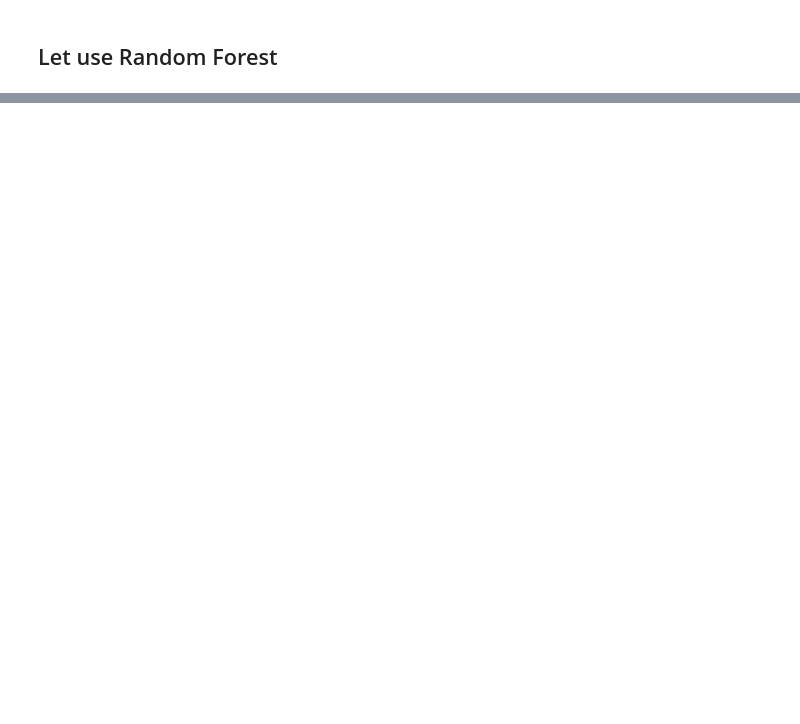
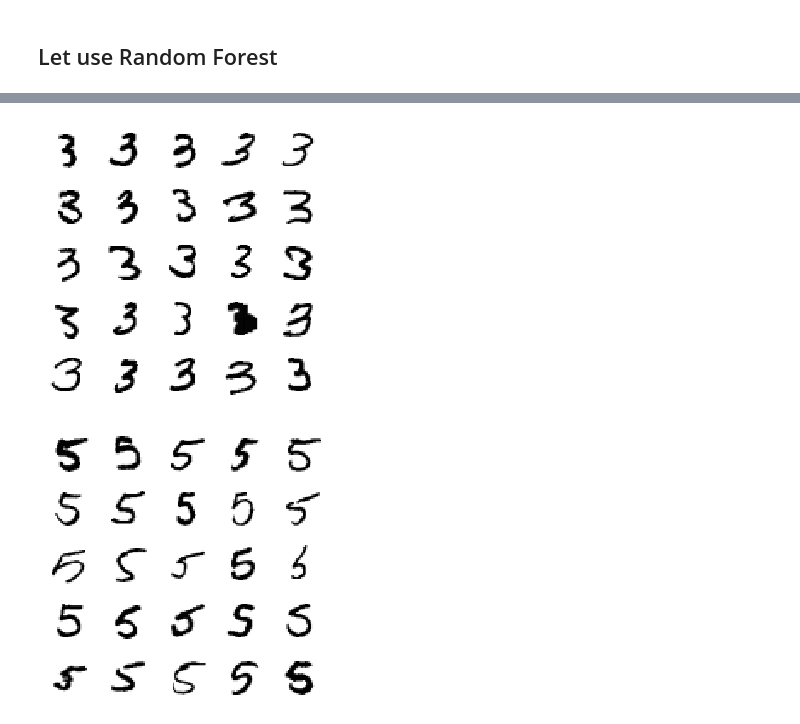
Before and after one commit to gsoosk/HandsonML, a Jupyter notebook: MNIST.ipynb, the cells around one changed output, grey strips where cells are left out. Cells and saved outputs as stored; diff of their text form; code cells hidden in the pictures; blank space fills up the shorter version.

```diff
--- a/MNIST.ipynb
+++ b/MNIST.ipynb
@@ -233,0 +393,18 @@ array([0. , 0.3, 0. , ..., 0. , 0. , 0.1])
+# %%
+def plot_digits(X, image_per_row=5):
+    plt.figure(figsize=(image_per_row, image_per_row))
+    for i in range(0, image_per_row*image_per_row):
+        plt.subplot(image_per_row, image_per_row, i+1)
+        plt.imshow(X[i].reshape(28, 28), cmap=matplotlib.cm.binary)
+        plt.axis("off")
+# %%
+cl_a, cl_b = '3', '5'
+X_aa = X_train[(y_train == cl_a) & (y_train_predict == cl_a)]
+X_bb = X_train[(y_train == cl_b) & (y_train_predict == cl_b)]
+
+plot_digits(X_aa[:25], image_per_row=5)
+plot_digits(X_bb[:25], image_per_row=5)
+plt.show()
+# %% [output]
+[figure, added]
+[figure, added]
```
Also changed, not shown: parts of 60 cells of this notebook.
